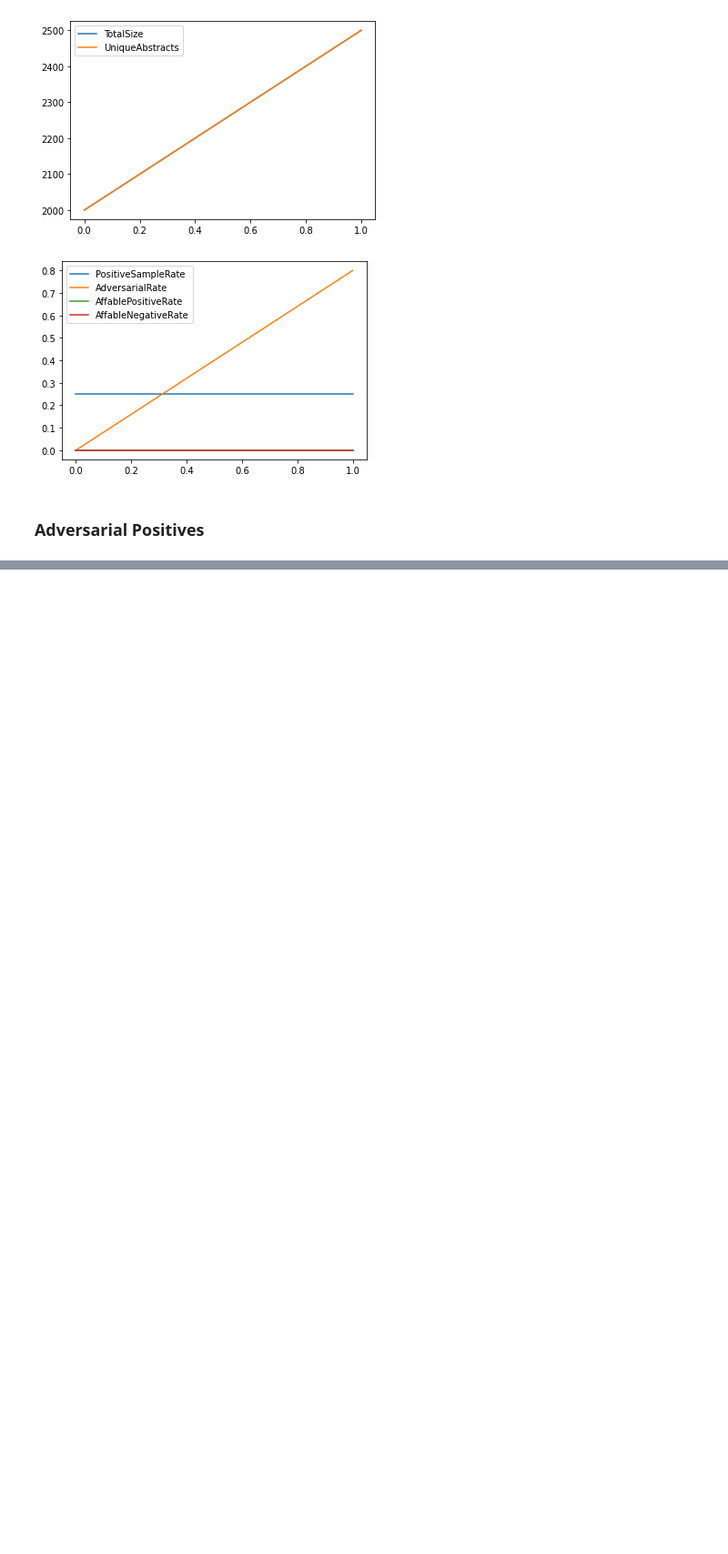
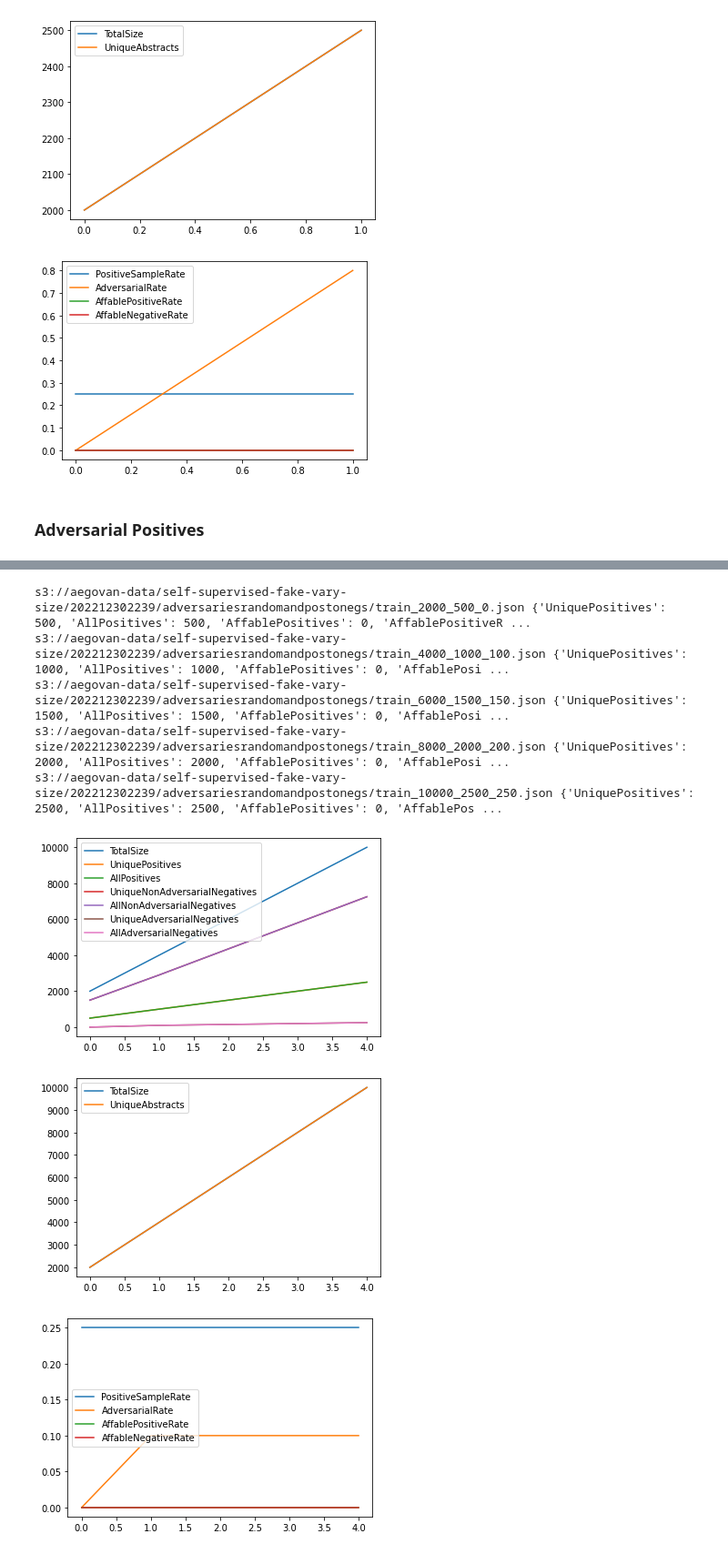
Before and after one commit to elangovana/large-scale-ptm-ppi, a Jupyter notebook: notebooks/self_supervised_data_creation_fixed_train.ipynb, the cells around one changed output, grey strips where cells are left out. Shown at 91% size. Saved outputs shown, nothing was run; the diff lists cells and outputs as text; code cells hidden in the pictures; blank space fills up the shorter version.

```diff
--- a/notebooks/self_supervised_data_creation_fixed_train.ipynb
+++ b/notebooks/self_supervised_data_creation_fixed_train.ipynb
@@ -970,3 +1061,17 @@ s3://aegovan-data/self-supervised-fake-vary-size/202212291200/adversariespostone
 [figure]
 [figure]
 [figure]
+# %%
+create_random_and_adversaries_for_postives_and_upload_to_s3(df_train_random, df_pubmed, pos_label=True,
+                                s3_uri_base=f"s3://aegovan-data/self-supervised-fake-vary-size/{datefmt}"
+
+)
+# %% [output]
+s3://aegovan-data/self-supervised-fake-vary-size/202212302239/adversariesrandomandpostonegs/train_2000_500_0.json {'UniquePositives': 500, 'AllPositives': 500, 'AffablePositives': 0, 'AffablePositiveR ...
+s3://aegovan-data/self-supervised-fake-vary-size/202212302239/adversariesrandomandpostonegs/train_4000_1000_100.json {'UniquePositives': 1000, 'AllPositives': 1000, 'AffablePositives': 0, 'AffablePosi ...
+s3://aegovan-data/self-supervised-fake-vary-size/202212302239/adversariesrandomandpostonegs/train_6000_1500_150.json {'UniquePositives': 1500, 'AllPositives': 1500, 'AffablePositives': 0, 'AffablePosi ...
+s3://aegovan-data/self-supervised-fake-vary-size/202212302239/adversariesrandomandpostonegs/train_8000_2000_200.json {'UniquePositives': 2000, 'AllPositives': 2000, 'AffablePositives': 0, 'AffablePosi ...
+s3://aegovan-data/self-supervised-fake-vary-size/202212302239/adversariesrandomandpostonegs/train_10000_2500_250.json {'UniquePositives': 2500, 'AllPositives': 2500, 'AffablePositives': 0, 'AffablePos ...
+[figure, added]
+[figure, added]
+[figure, added]
```
Also changed, not shown: parts of 20 cells of this notebook, 1 other file.
